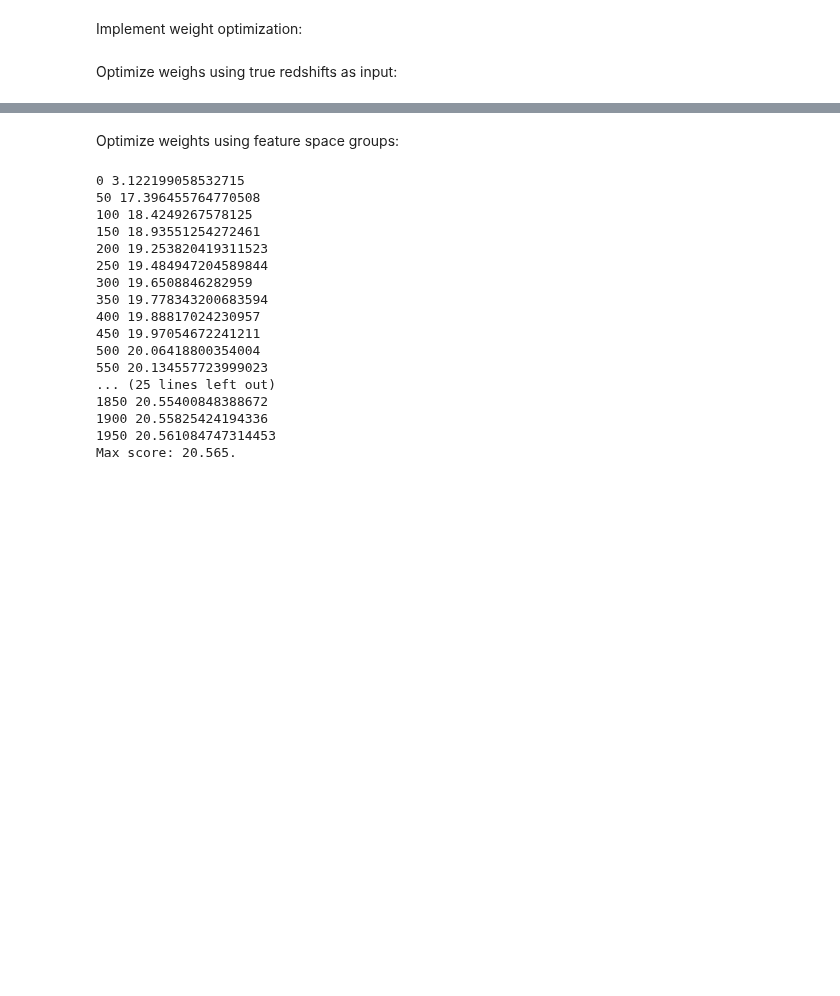
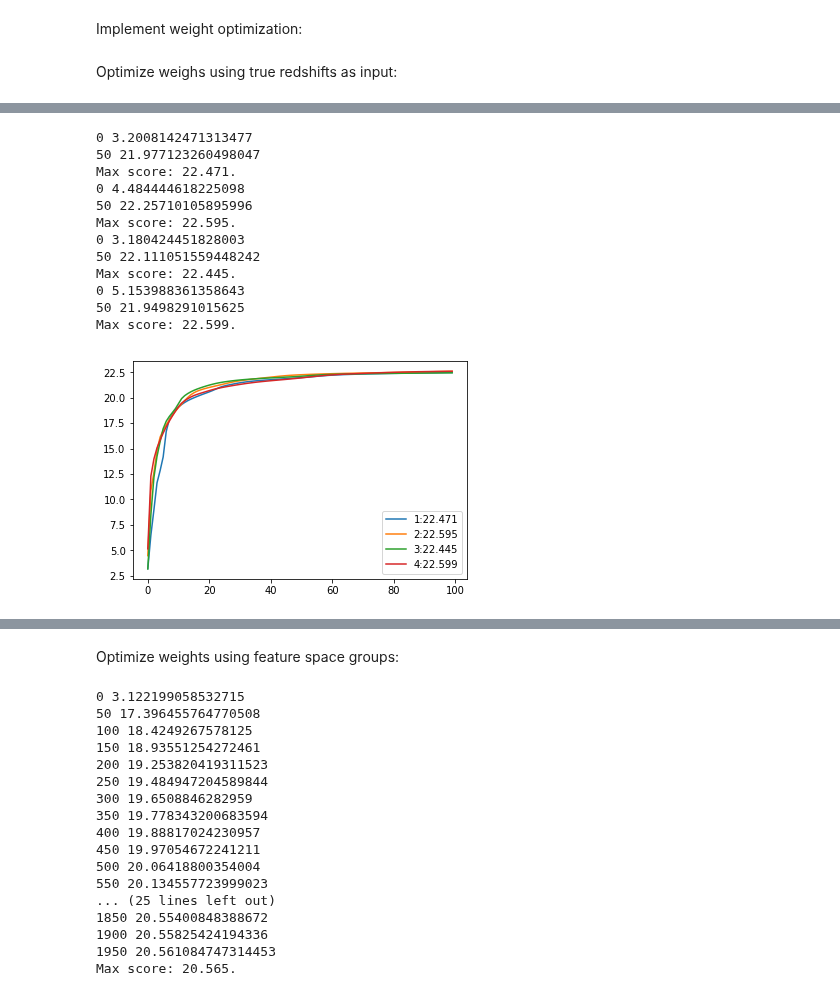
Before and after one commit to dkirkby/zotbin, a Jupyter notebook: Refine.ipynb, the cells around one changed output, grey strips where cells are left out. Drawn from its saved outputs; the diff is of its cells as text; code cells hidden in the pictures; blank space fills up the shorter version.

```diff
--- a/Refine.ipynb
+++ b/Refine.ipynb
@@ -112,3 +139,19 @@ def optimize_truez(dndz, nbin=2, niter=100, eta=0.5, seed=1):
+# %%
+optimize_truez(dndz_buz, 2, 100, 1);
+# %% [output]
+0 3.2008142471313477
+50 21.977123260498047
+Max score: 22.471.
+0 4.484444618225098
+50 22.25710105895996
+Max score: 22.595.
+0 3.180424451828003
+50 22.111051559448242
+Max score: 22.445.
+0 5.153988361358643
+50 21.9498291015625
+Max score: 22.599.
+[figure, added]
 # %%
 optimize_truez(dndz_buz, 2, 200, 1);
 # %% [output]
```
Also changed, not shown: parts of 4 cells of this notebook, 1 other file.
